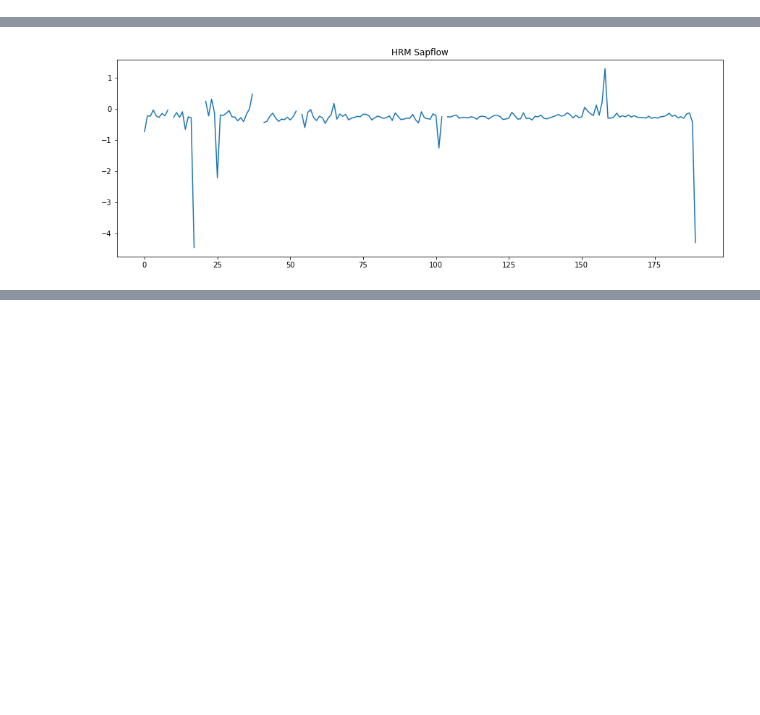
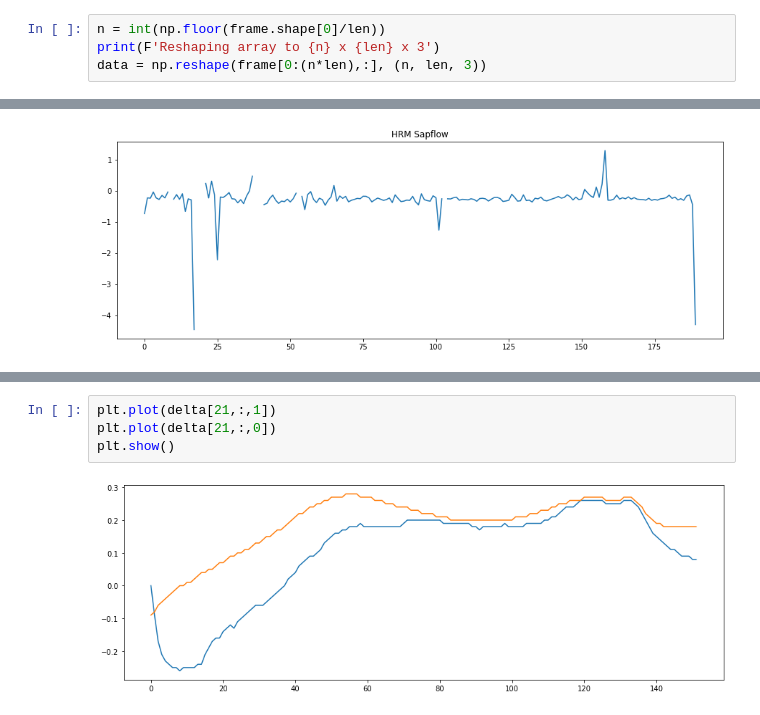
Before and after one commit to OPEnSLab-OSU/SapFlowMeter, a Jupyter notebook: scripts/rhody.ipynb, the cells around one changed output, grey strips where cells are left out. Cells and saved outputs as stored; diff of their text form; blank space fills up the shorter version.

```diff
--- a/scripts/rhody.ipynb
+++ b/scripts/rhody.ipynb
@@ -33,0 +14,4 @@ data = np.reshape(frame, (-1, len, 3))
+# %%
+n = int(np.floor(frame.shape[0]/len))
+print(F'Reshaping array to {n} x {len} x 3')
+data = np.reshape(frame[0:(n*len),:], (n, len, 3))
@@ -91,0 +91,6 @@ plt.show()
+# %%
+plt.plot(delta[21,:,1])
+plt.plot(delta[21,:,0])
+plt.show()
+# %% [output]
+[figure, added]
```
Also changed, not shown: parts of 5 cells of this notebook, 4 other files.
